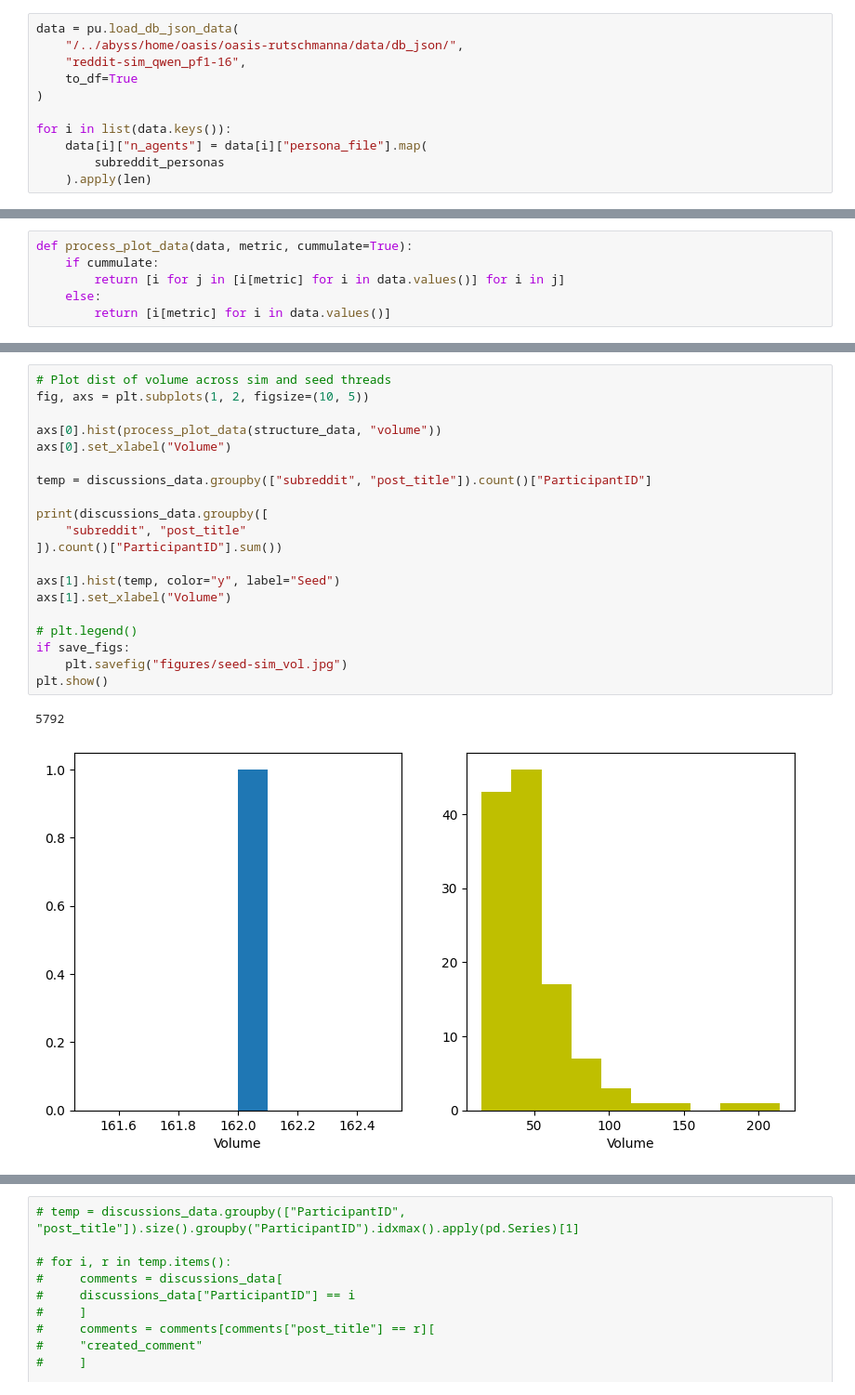
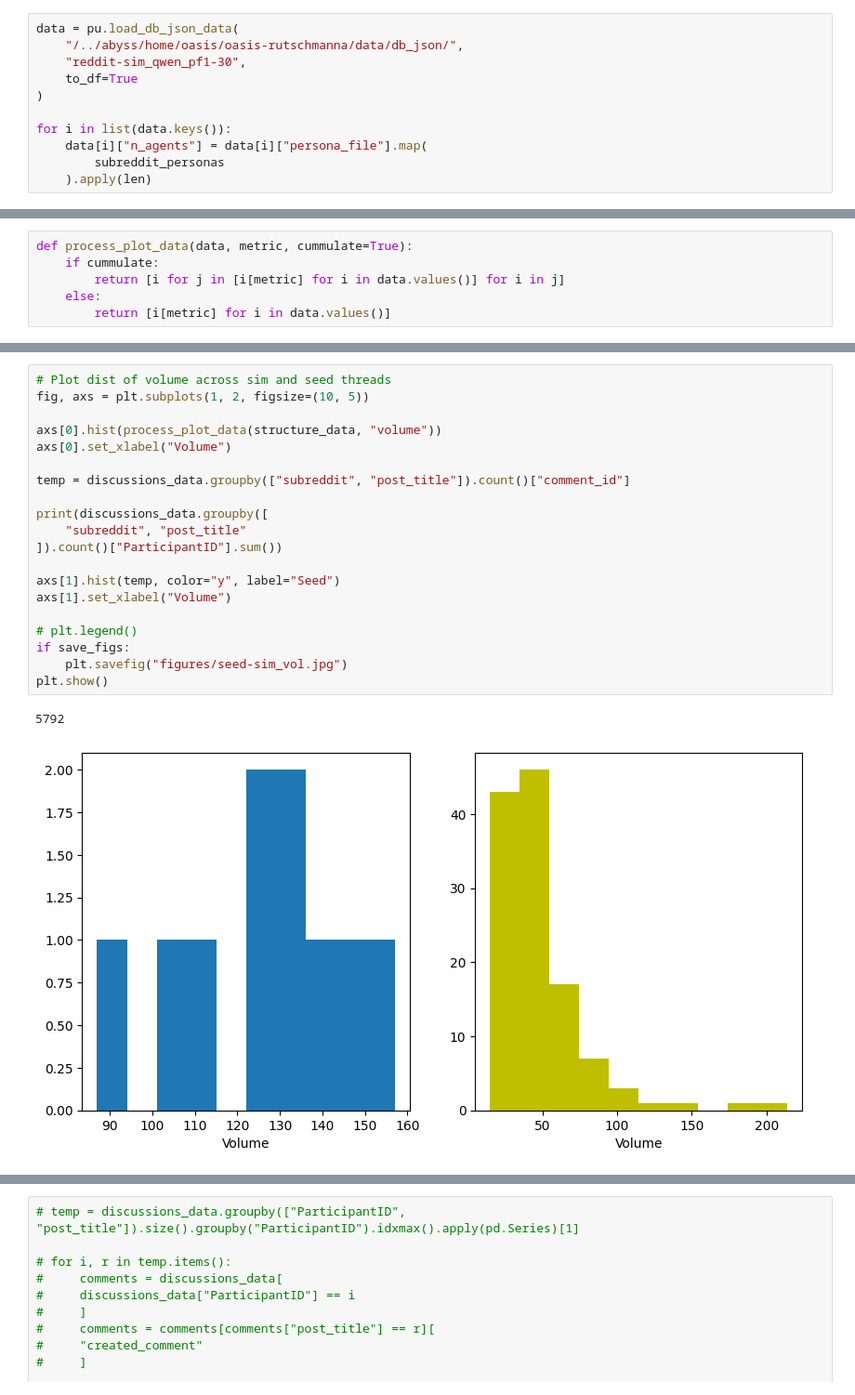
Before and after one commit to rutschmanna/oasis, a Jupyter notebook: scripts/01_replication-df.ipynb, the cells around one changed output, grey strips where cells are left out. Shown at 93% size. Drawn from its saved outputs; the diff is of its cells as text.

```diff
--- a/scripts/01_replication-df.ipynb
+++ b/scripts/01_replication-df.ipynb
@@ -73,7 +67,7 @@ pf6: 100
 # %%
 data = pu.load_db_json_data(
     "/../abyss/home/oasis/oasis-rutschmanna/data/db_json/",
-    "reddit-sim_qwen_pf1-16",
+    "reddit-sim_qwen_pf1-30",
     to_df=True
 )
 
@@ -207,26 +199,26 @@ plt.show()
 # %%
 # Plot dist of volume across sim and seed threads
 fig, axs = plt.subplots(1, 2, figsize=(10, 5))
 
 axs[0].hist(process_plot_data(structure_data, "volume"))
 axs[0].set_xlabel("Volume")
 
-temp = discussions_data.groupby(["subreddit", "post_title"]).count()["ParticipantID"]
+temp = discussions_data.groupby(["subreddit", "post_title"]).count()["comment_id"]
 
 print(discussions_data.groupby([
     "subreddit", "post_title"
 ]).count()["ParticipantID"].sum())
 
 axs[1].hist(temp, color="y", label="Seed")
 axs[1].set_xlabel("Volume")
 
 # plt.legend()
 if save_figs:
     plt.savefig("figures/seed-sim_vol.jpg")
 plt.show()
 # %% [output]
 5792
-[figure, old version]
+[figure, new version]
 # %%
 # Plot dist of scale across sim and seed threads
 fig, axs = plt.subplots(1, 2, figsize=(10, 5))
```
Also changed, not shown: parts of 15 cells of this notebook, 4 other files.
